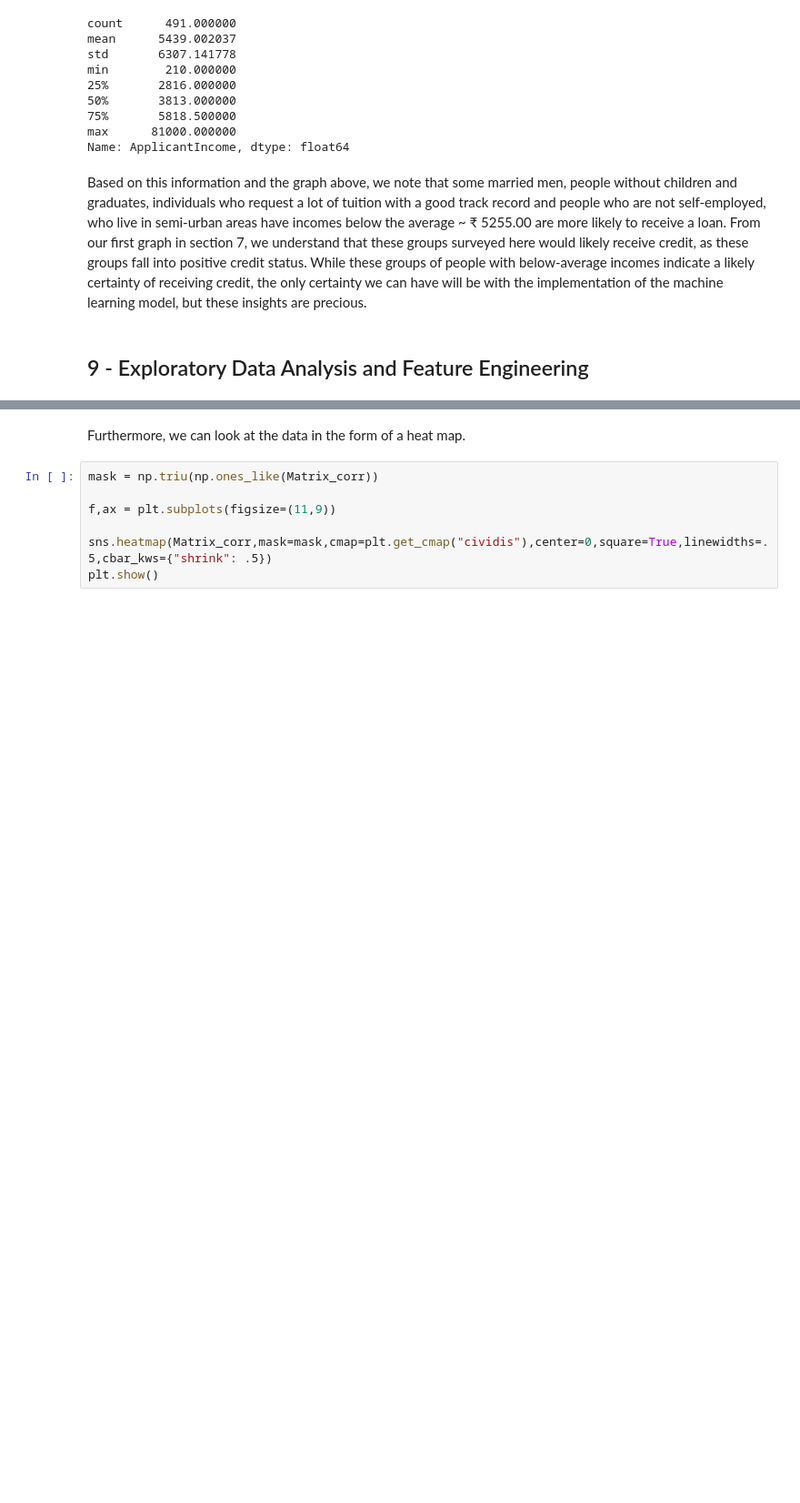
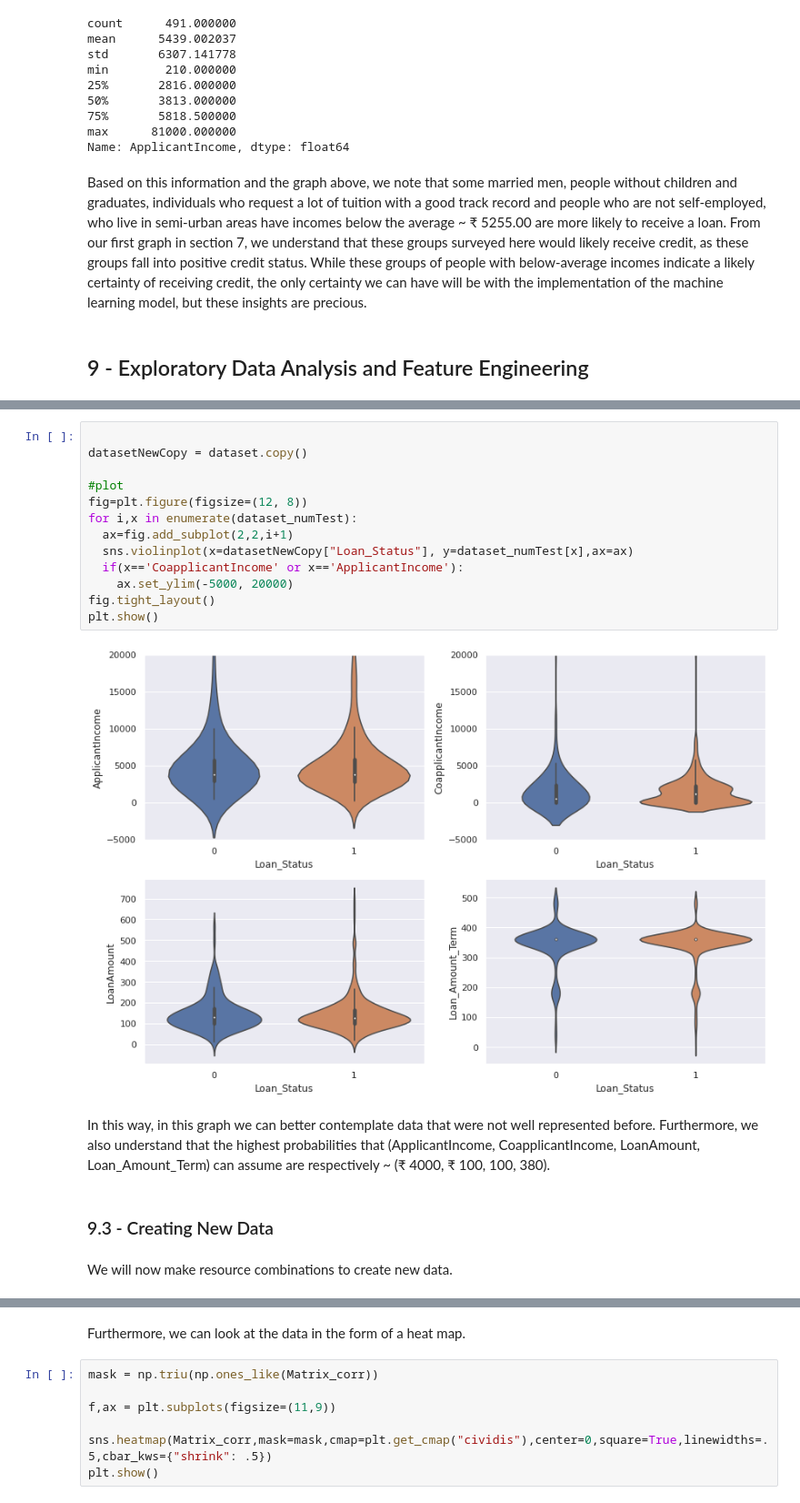
Before and after one commit to M-MSilva/Predict-The-Status-of-Loan_End-to-End-Project, a Jupyter notebook: ColabProject/Loan_Application_Prediction_End_to_End_Project.ipynb, the cells around one changed output, grey strips where cells are left out. Shown: that part at 91% size. Drawn from its saved outputs; the diff is of its cells as text; blank space fills up the shorter version.

```diff
--- a/ColabProject/Loan_Application_Prediction_End_to_End_Project.ipynb
+++ b/ColabProject/Loan_Application_Prediction_End_to_End_Project.ipynb
@@ -294,0 +332,21 @@ Based on this information and the graph above, we note that some married men, pe
+# %%
+
+datasetNewCopy = dataset.copy()
+
+#plot
+fig=plt.figure(figsize=(12, 8))
+for i,x in enumerate(dataset_numTest):
+  ax=fig.add_subplot(2,2,i+1)
+  sns.violinplot(x=datasetNewCopy["Loan_Status"], y=dataset_numTest[x],ax=ax)
+  if(x=='CoapplicantIncome' or x=='ApplicantIncome'):
+    ax.set_ylim(-5000, 20000)
+fig.tight_layout()
+plt.show()
+# %% [output]
+[figure, added]
+# %% [markdown]
+In this way, in this graph we can better contemplate data that were not well represented before. Furthermore, we also understand that the highest probabilities that (ApplicantIncome, CoapplicantIncome, LoanAmount, Loan_Amount_Term) can assume are respectively ~ (₹ 4000, ₹ 100, 100, 380).
+# %% [markdown]
+### 9.3 - Creating New Data
+# %% [markdown]
+We will now make resource combinations to create new data.
```
Also changed, not shown: parts of 53 cells of this notebook.
